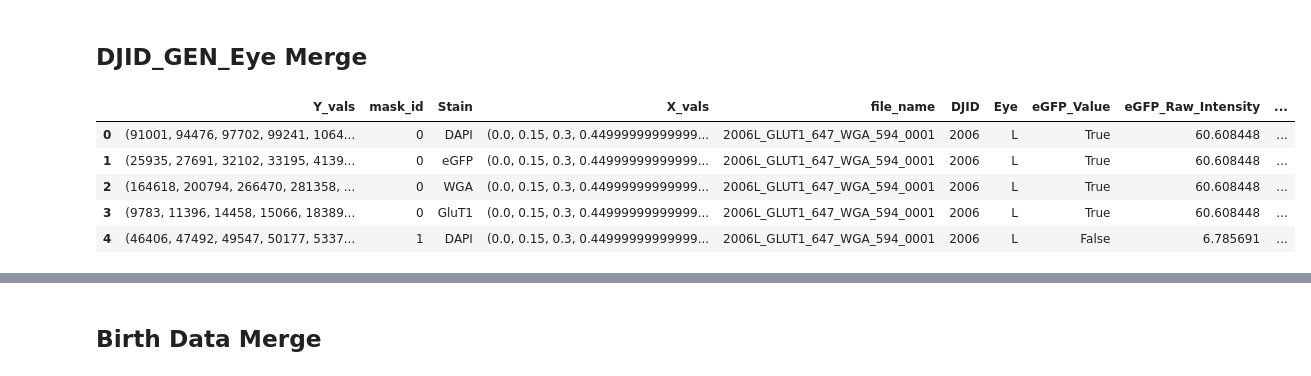
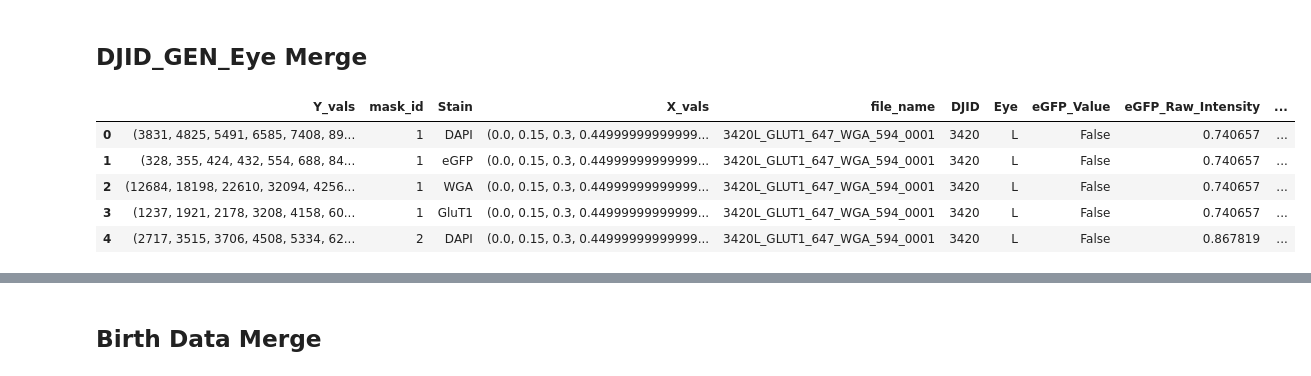
Before and after one commit to rltinio/ImageAnalysis, a Jupyter notebook: Integral_Calculator_V3.ipynb, the cells around one changed output, grey strips where cells are left out. Saved outputs shown, nothing was run; the diff lists cells and outputs as text; code cells hidden in the pictures.

```diff
--- a/Integral_Calculator_V3.ipynb
+++ b/Integral_Calculator_V3.ipynb
@@ -84,6 +84,7 @@ from Tusc5ImageUtils import *
 Accepts data from the new image analysis
 '''
 
-Cell_Results = pd.read_csv('all_data.csv')
+Cell_Results = pd.read_csv('time_raw_data.csv')
 Cell_Results['X_vals'] = Cell_Results['X_vals'].apply(ast.literal_eval) # Makes it so cells containing lists are identifiable as lists by pandas
 Cell_Results['Y_vals'] = Cell_Results['Y_vals'].apply(ast.literal_eval)
+Cell_Results.head()
@@ -92,24 +100,26 @@ Cell_Results['Y_vals'] = Cell_Results['Y_vals'].apply(ast.literal_eval)
 # %%
 '''
 'DJID_GEN_EYES.csv' contains DJIDs which connect DJIDs to genotype and which eye was in the experimental or control group
 
 This code chunk merges that dataframe with Cell_Results
 
+
+Takes into consideration if file_name has variations on eye types (e.g. RA, LD)
 '''
 
-Recorded_Info = pd.read_csv('DJID_GEN_EYES.csv')
-merged_df = pd.merge(Cell_Results, Recorded_Info[['DJID', 'Genotype', 'Experimental Eye', 'Control Eye']], on='DJID', how='left')
-
-merged_df.loc[merged_df['Eye'] == merged_df['Experimental Eye'], 'Group_Type'] = 'Experimental'
-
-merged_df.loc[merged_df['Eye'] == merged_df['Control Eye'], 'Group_Type'] = 'Control'
+Recorded_Info = pd.read_csv('DJID_GEN_EYES_DURATION.csv')
+merged_df = pd.merge(Cell_Results, Recorded_Info[['DJID', 'Genotype', 'Experimental Eye', 'Control Eye', 'Time_Condition']], on='DJID', how='left')
+merged_df.loc[merged_df['Eye'].str[0] == merged_df['Experimental Eye'].str[0], 'Group_Type'] = 'Experimental'
+merged_df.loc[merged_df['Eye'].str[0] == merged_df['Control Eye'].str[0], 'Group_Type'] = 'Control'
 Cell_Results = merged_df.drop(columns=['Experimental Eye', 'Control Eye'])
 
+Cell_Results.loc[Cell_Results['Genotype'] == 'wildtype', 'eGFP_Value'] = False # Making sure wildtype retinas do not have false positive eGFP cells
+
 Cell_Results.head()
 # %% [output]
 |  | Y_vals | mask_id | Stain | X_vals | file_name | DJID | Eye | eGFP_Value | eGFP_Raw_Intensity | ... |
-| 0 | (91001, 94476, 97702, 99241, 1064... | 0 | DAPI | (0.0, 0.15, 0.3, 0.44999999999999... | 2006L_GLUT1_647_WGA_594_0001 | 2006 | L | True | 60.608448 | ... |
-| 1 | (25935, 27691, 32102, 33195, 4139... | 0 | eGFP | (0.0, 0.15, 0.3, 0.44999999999999... | 2006L_GLUT1_647_WGA_594_0001 | 2006 | L | True | 60.608448 | ... |
-| 2 | (164618, 200794, 266470, 281358, ... | 0 | WGA | (0.0, 0.15, 0.3, 0.44999999999999... | 2006L_GLUT1_647_WGA_594_0001 | 2006 | L | True | 60.608448 | ... |
-| 3 | (9783, 11396, 14458, 15066, 18389... | 0 | GluT1 | (0.0, 0.15, 0.3, 0.44999999999999... | 2006L_GLUT1_647_WGA_594_0001 | 2006 | L | True | 60.608448 | ... |
-| 4 | (46406, 47492, 49547, 50177, 5337... | 1 | DAPI | (0.0, 0.15, 0.3, 0.44999999999999... | 2006L_GLUT1_647_WGA_594_0001 | 2006 | L | False | 6.785691 | ... |
+| 0 | (3831, 4825, 5491, 6585, 7408, 89... | 1 | DAPI | (0.0, 0.15, 0.3, 0.44999999999999... | 3420L_GLUT1_647_WGA_594_0001 | 3420 | L | False | 0.740657 | ... |
+| 1 | (328, 355, 424, 432, 554, 688, 84... | 1 | eGFP | (0.0, 0.15, 0.3, 0.44999999999999... | 3420L_GLUT1_647_WGA_594_0001 | 3420 | L | False | 0.740657 | ... |
+| 2 | (12684, 18198, 22610, 32094, 4256... | 1 | WGA | (0.0, 0.15, 0.3, 0.44999999999999... | 3420L_GLUT1_647_WGA_594_0001 | 3420 | L | False | 0.740657 | ... |
+| 3 | (1237, 1921, 2178, 3208, 4158, 60... | 1 | GluT1 | (0.0, 0.15, 0.3, 0.44999999999999... | 3420L_GLUT1_647_WGA_594_0001 | 3420 | L | False | 0.740657 | ... |
+| 4 | (2717, 3515, 3706, 4508, 5334, 62... | 2 | DAPI | (0.0, 0.15, 0.3, 0.44999999999999... | 3420L_GLUT1_647_WGA_594_0001 | 3420 | L | False | 0.867819 | ... |
```
Also changed, not shown: parts of 14 cells of this notebook, 1 other file.
